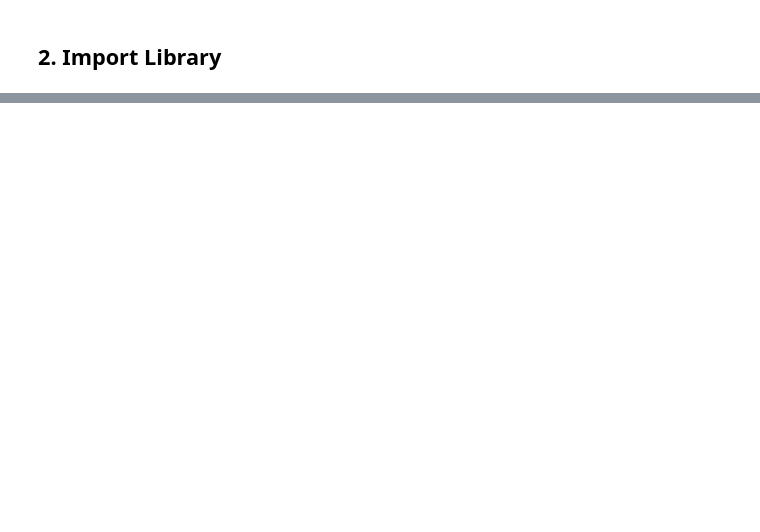
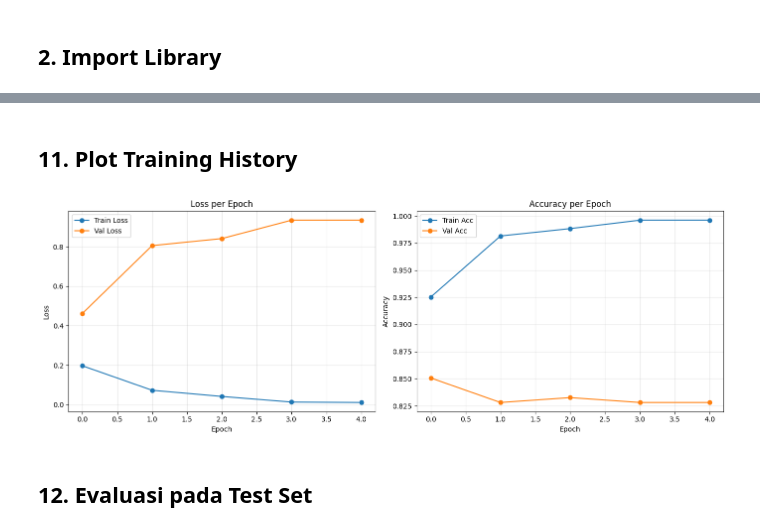
Before and after one commit to NindiDestriani/pba2026-sentimentteam, a Jupyter notebook: notebooks/bert_sentiment.ipynb, the cells around one changed output, grey strips where cells are left out. Saved outputs shown, nothing was run; the diff lists cells and outputs as text; code cells hidden in the pictures; blank space fills up the shorter version.

Commit message:
update model training

```diff
--- a/notebooks/bert_sentiment.ipynb
+++ b/notebooks/bert_sentiment.ipynb
@@ -87,0 +188,13 @@ print(f'Test  : {len(X_test)} samples')
+# %%
+optimizer = AdamW(model.parameters(), lr=LR, weight_decay=0.01)
+
+total_steps   = len(train_loader) * EPOCHS
+warmup_steps  = int(0.1 * total_steps)
+
+scheduler = get_linear_schedule_with_warmup(
+    optimizer,
+    num_warmup_steps=warmup_steps,
+    num_training_steps=total_steps
+)
+
+print(f'Total steps: {total_steps} | Warmup steps: {warmup_steps}')
@@ -87,0 +306,30 @@ print(f'Test  : {len(X_test)} samples')
+# %% [markdown]
+## 11. Plot Training History
+# %%
+fig, axes = plt.subplots(1, 2, figsize=(14, 5))
+
+# Loss
+axes[0].plot(history['train_loss'], label='Train Loss', marker='o')
+axes[0].plot(history['val_loss'],   label='Val Loss',   marker='o')
+axes[0].set_title('Loss per Epoch')
+axes[0].set_xlabel('Epoch')
+axes[0].set_ylabel('Loss')
+axes[0].legend()
+axes[0].grid(True, alpha=0.3)
+
+# Accuracy
+axes[1].plot(history['train_acc'], label='Train Acc', marker='o')
+axes[1].plot(history['val_acc'],   label='Val Acc',   marker='o')
+axes[1].set_title('Accuracy per Epoch')
+axes[1].set_xlabel('Epoch')
+axes[1].set_ylabel('Accuracy')
+axes[1].legend()
+axes[1].grid(True, alpha=0.3)
+
+plt.tight_layout()
+plt.savefig('../training_history.png', dpi=150)
+plt.show()
+# %% [output]
+[figure, added]
+# %% [markdown]
+## 12. Evaluasi pada Test Set
```
Also changed, not shown: parts of 26 cells of this notebook, 4 other files.
